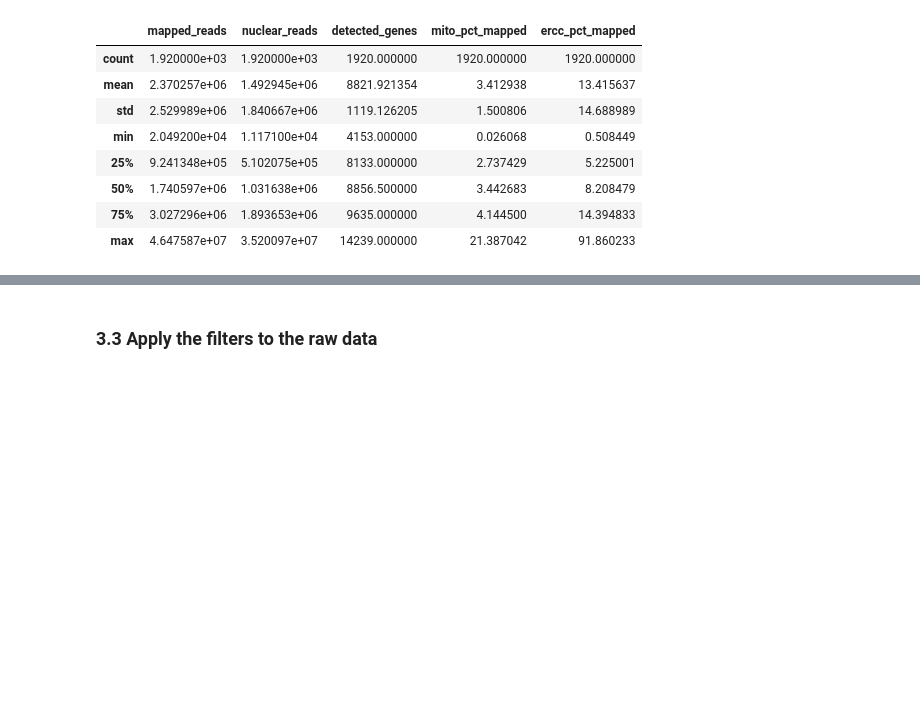
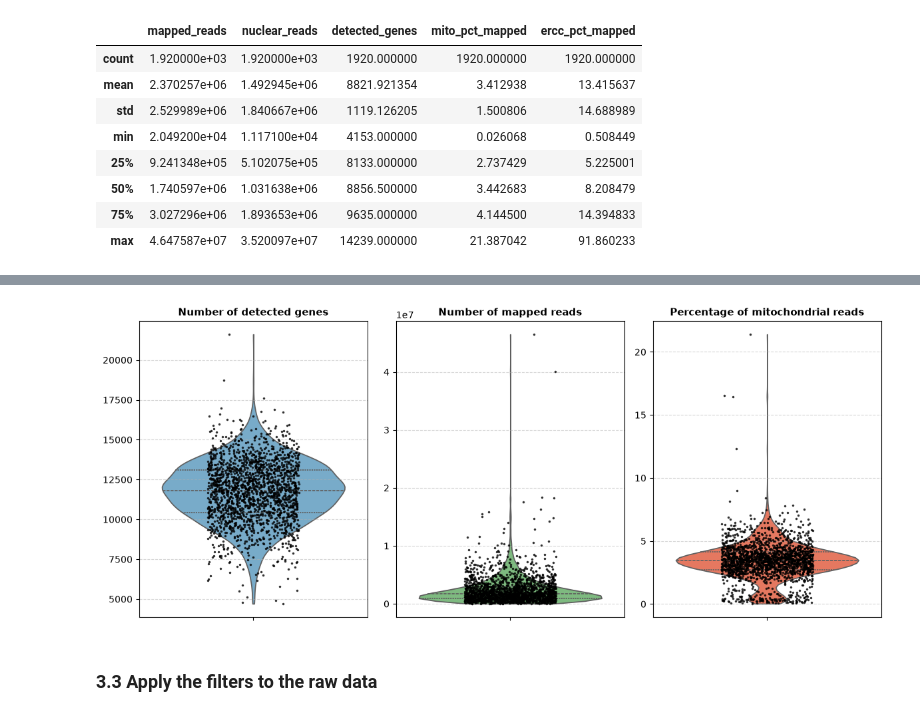
Before and after one commit to erenkumak/Computational-Systems-Biology-of-Cancer---Project-, a Jupyter notebook: QC_programms/QC_analysis_Nestorowa.ipynb, the cells around one changed output, grey strips where cells are left out. Saved outputs shown, nothing was run; the diff lists cells and outputs as text; code cells hidden in the pictures; blank space fills up the shorter version.

```diff
--- a/QC_programms/QC_analysis_Nestorowa.ipynb
+++ b/QC_programms/QC_analysis_Nestorowa.ipynb
@@ -198,3 +232,49 @@ qc[["mapped_reads", "nuclear_reads", "detected_genes", "mito_pct_mapped", "ercc_
+# %%
+# Generating visual plots for QC metrics
+
+import matplotlib.pyplot as plt
+import seaborn as sns
+
+metrics = ["detected_genes", "mapped_reads", "mito_pct_mapped"]
+titles = [
+    "Number of detected genes",
+    "Number of mapped reads",
+    "Percentage of mitochondrial reads",
+]
+colors = ["#6BAED6", "#74C476", "#FB6A4A"]
+
+fig, axes = plt.subplots(1, len(metrics), figsize=(12, 5))
+
+for i, metric in enumerate(metrics):
+    if metric in qc.columns:
+        # Density
+        sns.violinplot(
+            y=qc[metric],
+            ax=axes[i],
+            color=colors[i],
+            inner="quartile",
+            cut=0,
+        )
+
+        # Individual values
+        sns.stripplot(
+            y=qc[metric],
+            ax=axes[i],
+            color="black",
+            alpha=0.8,  # Transparency to see the density
+            jitter=0.2,  # Horizontal jitter to avoid overlap
+            size=2.5,
+        )
+
+        axes[i].set_title(titles[i], fontsize=11, fontweight="bold")
+        axes[i].set_ylabel("")
+        axes[i].grid(axis="y", linestyle="--", alpha=0.5)
+
+plt.tight_layout()
+plt.savefig("data/output/QC_metrics_violin_plots.png", dpi=300)
+plt.show()
+# %% [output]
+[figure, added]
 # %% [markdown]
 ### 3.3 Apply the filters to the raw data
 # %%
```
Also changed, not shown: parts of 3 cells of this notebook, 3 other files.
